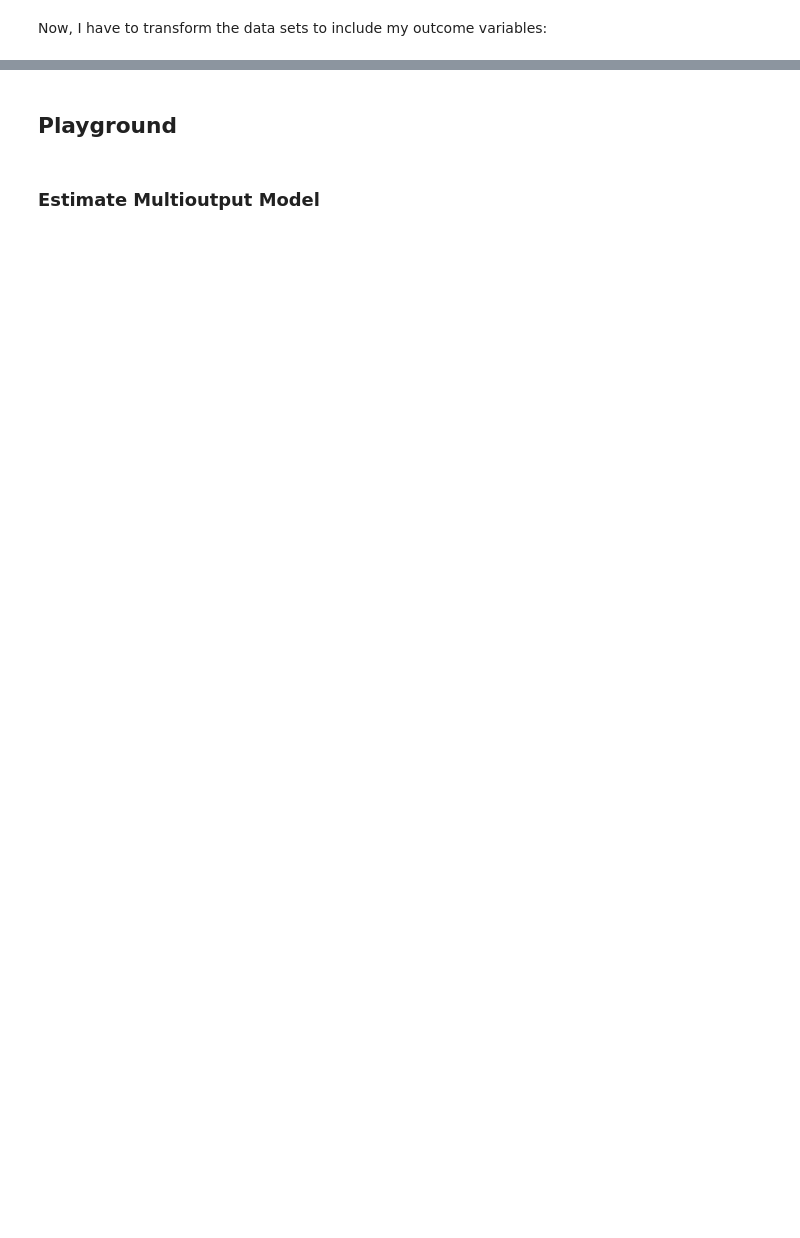
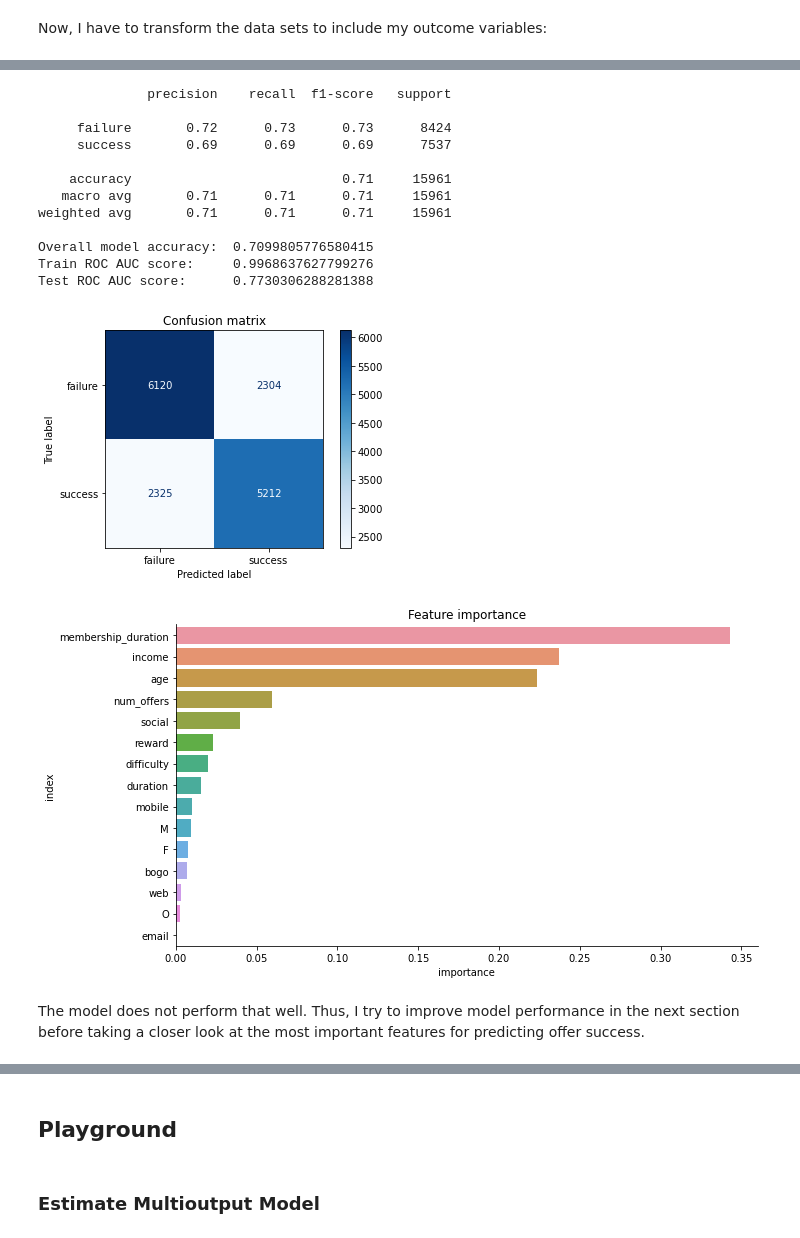
Before and after one commit to kschuessler/udacity_data_scientist_capstone_starbucks, a Jupyter notebook: Starbucks_Capstone_notebook.ipynb, the cells around one changed output, grey strips where cells are left out. Saved outputs shown, nothing was run; the diff lists cells and outputs as text; code cells hidden in the pictures; blank space fills up the shorter version.

Commit message:
Data analysis: Further improve BOGO/discount approach Documentation: Improve structure of project, add information in notebook and readme

```diff
--- a/Starbucks_Capstone_notebook.ipynb
+++ b/Starbucks_Capstone_notebook.ipynb
@@ -658,24 +420,0 @@ Test ROC AUC score:      0.7499471050702743
-# %%
-cv = RandomizedSearchCV(estimator = RandomForestClassifier(random_state=42),
-                        param_distributions = {'n_estimators': [int(x) for x in np.linspace(start = 100, stop = 700, num = 50)],
-                                               'max_features': ['auto', 'log2'],
-                                               'max_depth': [int(x) for x in np.linspace(10, 110, num = 11)],
-                                               'min_samples_split': [2, 5, 10],
-                                               'min_samples_leaf': [1, 4, 10],
-                                               'bootstrap': [True, False]},
-                        n_iter = 50, cv = 3, verbose = 1, random_state = 42,
-                        scoring = 'roc_auc')
-
-bogo_discount = bogo_discount.dropna(how='any', axis=0)
-gender = pd.get_dummies(bogo_discount.gender)
-bogo_discount = pd.concat([bogo_discount, gender], axis=1)
-
-X = bogo_discount.drop(columns=['person_id', 'offer_id', 'time', 'offer_type', 'gender', 'offer',
-                                 'success', 'unviewed_success', 'failure', 'outcome', 'outcome_factor'])
-y = bogo_discount.pop('outcome_factor')
-
-X_train, X_test, y_train, y_test = train_test_split(X, y, test_size = 0.4, random_state=42)
-
-cv.fit(X_train, y_train)
-
-cv.best_params_
@@ -722,0 +481,5 @@ For informational offers, there is no 'offer completed' event. Thus, for evaluat
+# %%
+bogo_cleaned = prepare_offer_data_completion(bogo)
+discount_cleaned = prepare_offer_data_completion(discount)
+bogo_discount = bogo_cleaned.append(discount_cleaned)
+bogo_discount.head(10)
@@ -722,0 +556,19 @@ For informational offers, there is no 'offer completed' event. Thus, for evaluat
+# %%
+bogo_discount_model = build_classification_model(bogo_discount, 'success', ['failure', 'success'])
+# %% [output]
+              precision    recall  f1-score   support
+
+     failure       0.72      0.73      0.73      8424
+     success       0.69      0.69      0.69      7537
+
+    accuracy                           0.71     15961
+   macro avg       0.71      0.71      0.71     15961
+weighted avg       0.71      0.71      0.71     15961
+
+Overall model accuracy:  0.7099805776580415
+Train ROC AUC score:     0.9968637627799276
+Test ROC AUC score:      0.7730306288281388
+[figure, added]
+[figure, added]
+# %% [markdown]
+The model does not perform that well. Thus, I try to improve model performance in the next section before taking a closer look at the most important features for predicting offer success.
```
Also changed, not shown: parts of 95 cells of this notebook, 3 other files.
